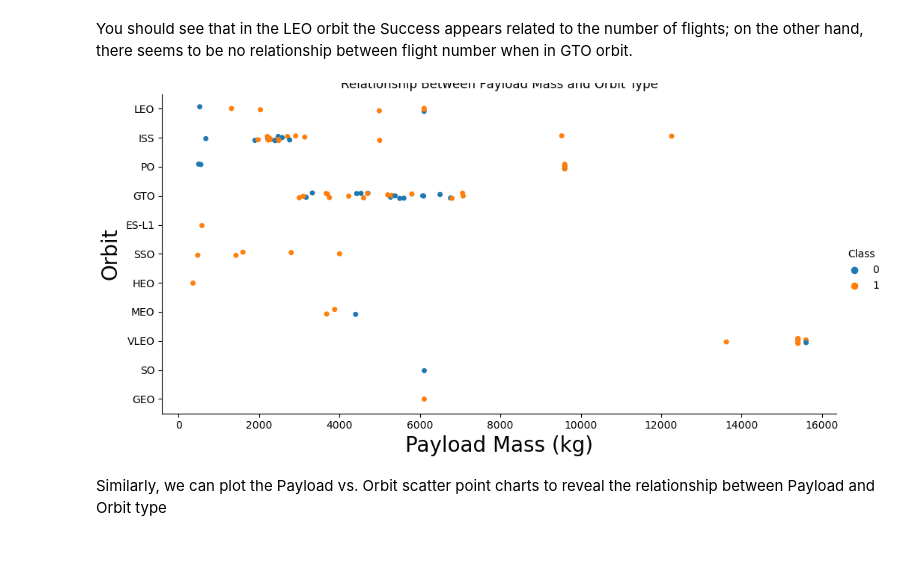
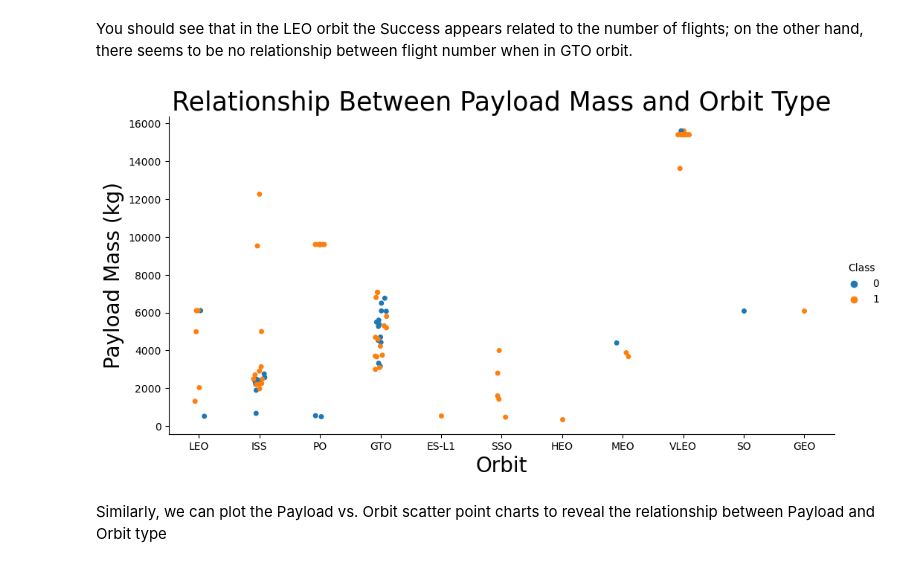
Before and after one commit to SaraG51/IBM-Applied-Data-Science-Capstone-Project, a Jupyter notebook: 2_2 EDA Data Visualization.ipynb, the cells around one changed output. Saved outputs shown, nothing was run; the diff lists cells and outputs as text; code cells hidden in the pictures.

```diff
--- a/2_2 EDA Data Visualization.ipynb
+++ b/2_2 EDA Data Visualization.ipynb
@@ -170,13 +170,13 @@ plt.show()
 You should see that in the LEO orbit the Success appears related to the number of flights; on the other hand, there seems to be no relationship between flight number when in GTO orbit.
 # %%
 ### TASK  5: Visualize the relationship between Payload and Orbit type
-sns.catplot(data=df, x="PayloadMass", y="Orbit", hue="Class", aspect=2.0)
-plt.xlabel("Payload Mass (kg)", fontsize=20)
-plt.ylabel("Orbit", fontsize=20)
-plt.title("Relationship Between Payload Mass and Orbit Type")
+sns.catplot(data=df, y="PayloadMass", x="Orbit", hue="Class", aspect=2.0)
+plt.ylabel("Payload Mass (kg)", fontsize=20)
+plt.xlabel("Orbit", fontsize=20)
+plt.title("Relationship Between Payload Mass and Orbit Type", fontsize=25)
 plt.show()
 # %% [output]
-[figure, old version]
+[figure, new version]
 # %% [markdown]
 Similarly, we can plot the Payload vs. Orbit scatter point charts to reveal the relationship between Payload and Orbit type
 # %%
```
Also changed, not shown: parts of 10 cells of this notebook.
